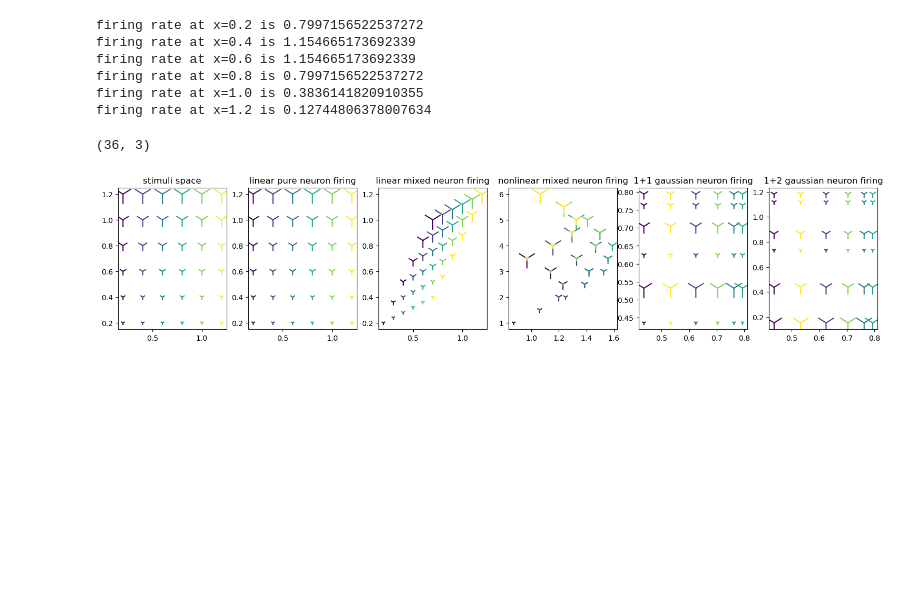
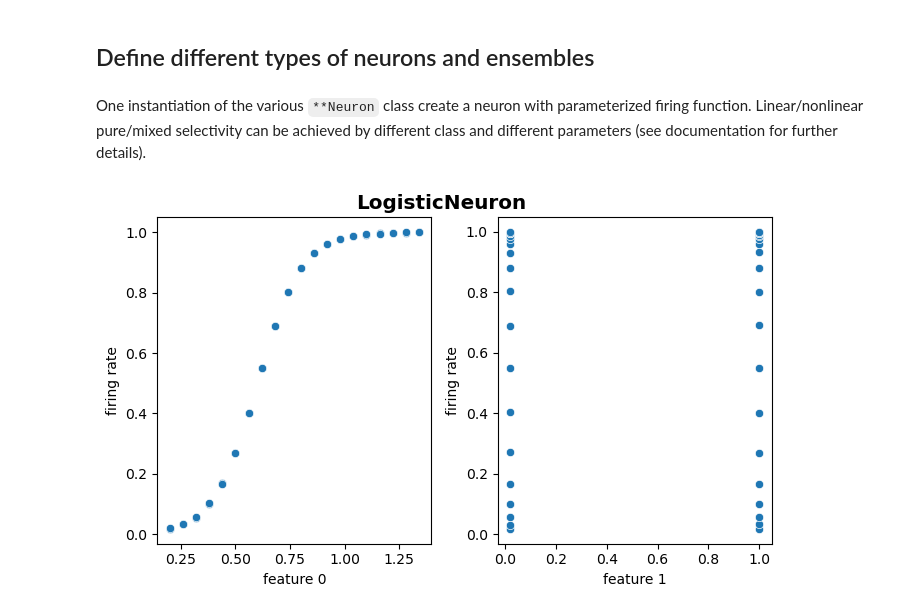
Before and after one commit to ZiluLiang/NeuralGeometry, a Jupyter notebook: MethodsMeeting.ipynb, the cells around one changed output. Drawn from its saved outputs; the diff is of its cells as text; code cells hidden in the pictures; blank space fills up the shorter version.

```diff
--- a/MethodsMeeting.ipynb
+++ b/MethodsMeeting.ipynb
@@ -69,36 +38,9 @@ GaussianNeuronEnsemble_2_2 = Ensemble([lambda x: gaussians[0](x[:,0])+g_noise(),
-# %%
-gaussian = lambda x: scipy.stats.norm(0.5,0.33).pdf(x)
-for x in np.linspace(0.2,1.4,6,False):
-    print(f'firing rate at x={x} is {gaussian(x)}')
-# %% [output]
-firing rate at x=0.2 is 0.7997156522537272
-firing rate at x=0.4 is 1.154665173692339
-firing rate at x=0.6 is 1.154665173692339
-firing rate at x=0.8 is 0.7997156522537272
-firing rate at x=1.0 is 0.3836141820910355
-firing rate at x=1.2 is 0.12744806378007634
-# %%
-X = GaussianNeuronEnsemble_1_2.fire(Trees.stimuli)
-X.shape
-# %% [output]
-(36, 3)
-# %%
-stim_space = deepcopy(Trees.stimuli)
-
-spaces = {
-    "stimuli space":stim_space,
-    "linear pure neuron firing": Linear_PureSelective_Ensemble.fire(Trees.stimuli),
-    "linear mixed neuron firing": Linear_MixedSelective_Ensemble.fire(Trees.stimuli),
-    "nonlinear mixed neuron firing": Nonlinear_MixedSelctive_Ensemble.fire(Trees.stimuli),
-    #"polar neuron firing": PolarNeuronEnsemble.fire(Trees.stimuli),
-    "1+1 gaussian neuron firing": GaussianNeuronEnsemble_1_1.fire(Trees.stimuli),
-    "1+2 gaussian neuron firing": GaussianNeuronEnsemble_1_2.fire(Trees.stimuli),
-    #"2+2 gaussian neuron firing": GaussianNeuronEnsemble_2_2.fire(Trees.stimuli)
-}
-
-fig_fspace,ax_fspace = plt.subplots(1,len(spaces),figsize=(3.1*len(spaces),3.5))
-for js,(s_name,s_mat) in enumerate(spaces.items()):
-    ax_fspace[js].scatter(x=s_mat[:,0],y=s_mat[:,1],c=stim_space[:,0],s=np.exp(stim_space[:,1]*3+3),marker="1")
-    ax_fspace[js].set_title(s_name)
-# %% [output]
-[figure, removed]
+# %% [markdown]
+## Define different types of neurons and ensembles
+# %% [markdown]
+One instantiation of the various `**Neuron` class create a neuron with parameterized firing function. Linear/nonlinear pure/mixed selectivity can be achieved by different class and different parameters (see documentation for further details).
+# %%
+logisiticneuron_param = {"w":np.array([[1],[0]]), "k":10, "x0":0.6}
+_ = LogisticNeuron(**logisiticneuron_param).plot_firingrate(Trees.stimuli)
+# %% [output]
+[figure, added]
```
Also changed, not shown: parts of 15 cells of this notebook.
